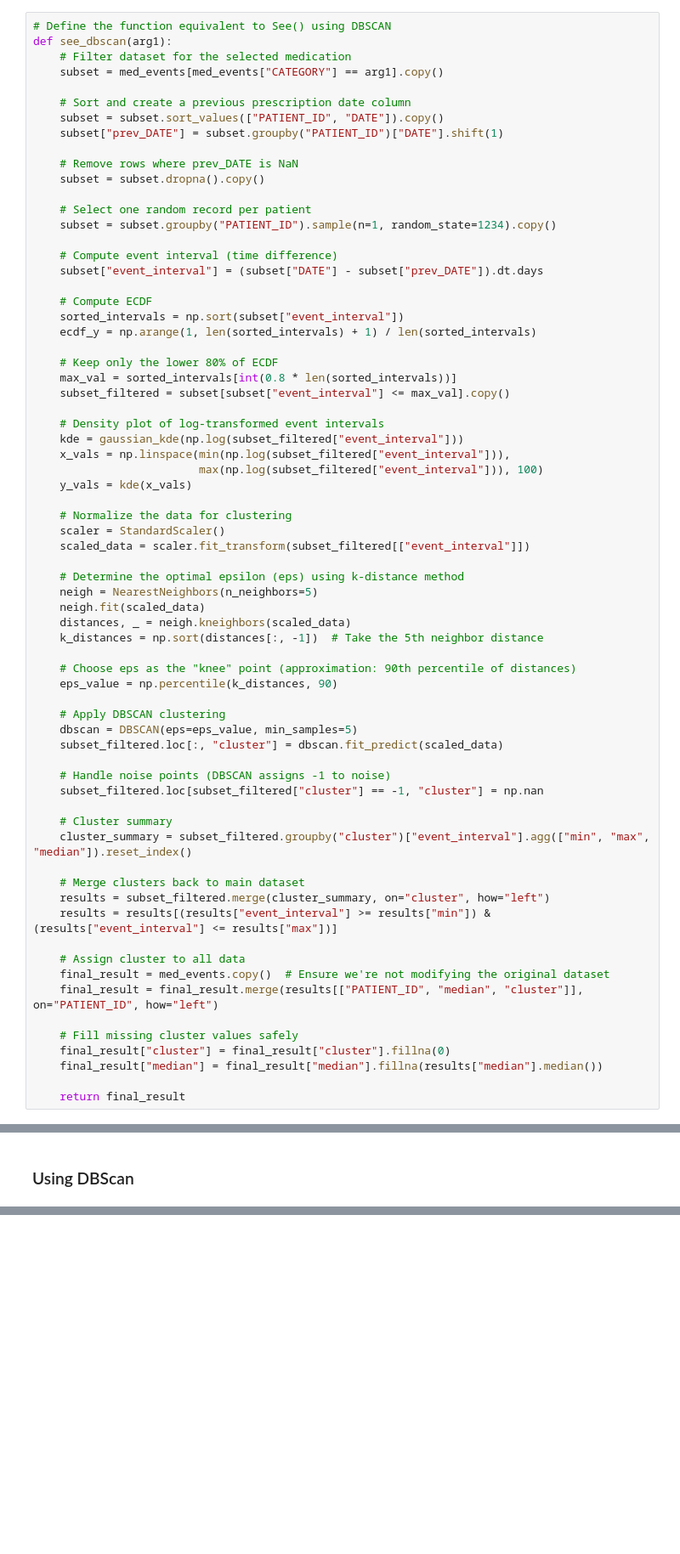
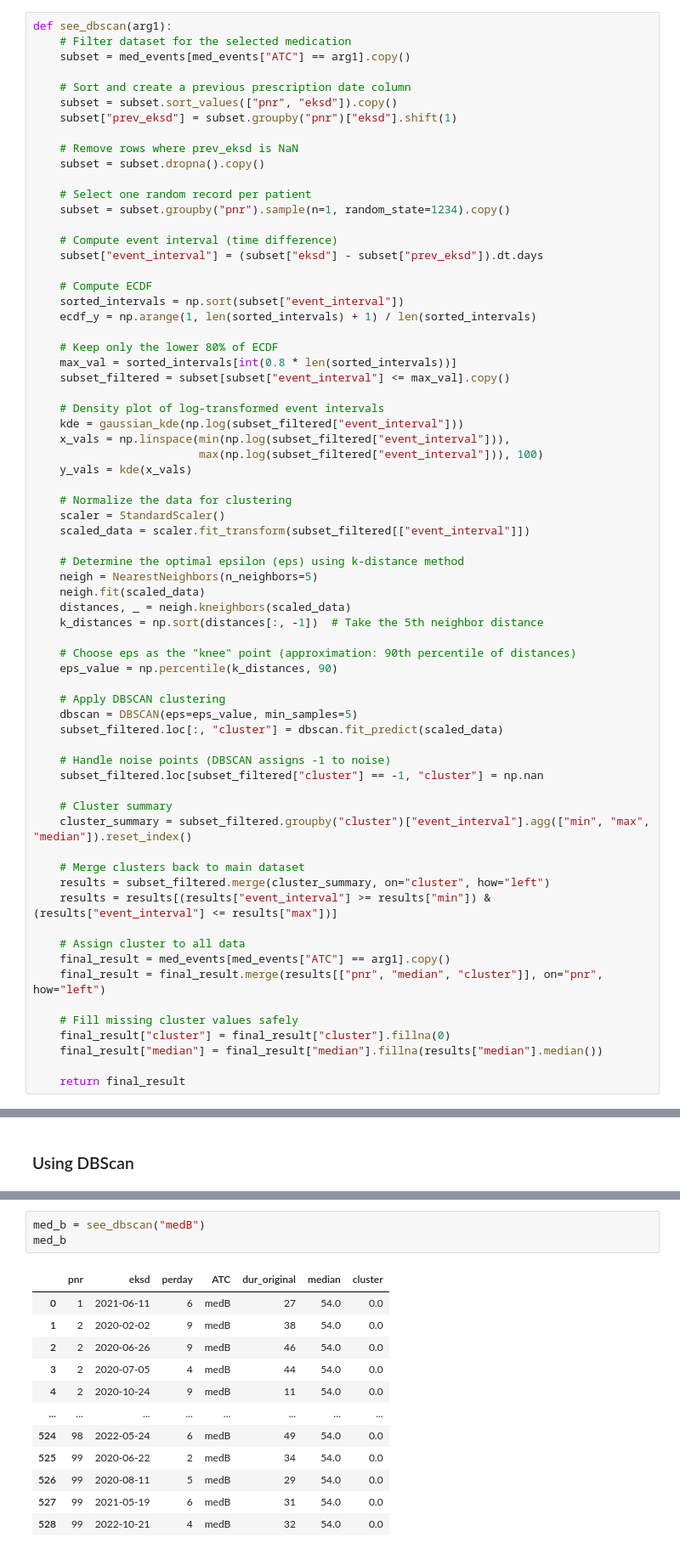
Before and after one commit to Whos-Andrei-Go/SEE, a Jupyter notebook: SEE_ALT.ipynb, the cells around one changed output, grey strips where cells are left out. Shown at 85% size. Cells and saved outputs as stored; diff of their text form; blank space fills up the shorter version.

```diff
--- a/SEE_ALT.ipynb
+++ b/SEE_ALT.ipynb
@@ -120,21 +126,20 @@ def see(arg1):
 # %%
-# Define the function equivalent to See() using DBSCAN
 def see_dbscan(arg1):
     # Filter dataset for the selected medication
-    subset = med_events[med_events["CATEGORY"] == arg1].copy()
+    subset = med_events[med_events["ATC"] == arg1].copy()
 
     # Sort and create a previous prescription date column
-    subset = subset.sort_values(["PATIENT_ID", "DATE"]).copy()
-    subset["prev_DATE"] = subset.groupby("PATIENT_ID")["DATE"].shift(1)
+    subset = subset.sort_values(["pnr", "eksd"]).copy()
+    subset["prev_eksd"] = subset.groupby("pnr")["eksd"].shift(1)
 
-    # Remove rows where prev_DATE is NaN
+    # Remove rows where prev_eksd is NaN
     subset = subset.dropna().copy()
 
     # Select one random record per patient
-    subset = subset.groupby("PATIENT_ID").sample(n=1, random_state=1234).copy()
+    subset = subset.groupby("pnr").sample(n=1, random_state=1234).copy()
 
     # Compute event interval (time difference)
-    subset["event_interval"] = (subset["DATE"] - subset["prev_DATE"]).dt.days
+    subset["event_interval"] = (subset["eksd"] - subset["prev_eksd"]).dt.days
 
     # Compute ECDF
     sorted_intervals = np.sort(subset["event_interval"])
@@ -178,8 +183,8 @@ def see_dbscan(arg1):
     results = results[(results["event_interval"] >= results["min"]) & (results["event_interval"] <= results["max"])]
 
     # Assign cluster to all data
-    final_result = med_events.copy()  # Ensure we're not modifying the original dataset
-    final_result = final_result.merge(results[["PATIENT_ID", "median", "cluster"]], on="PATIENT_ID", how="left")
+    final_result = med_events[med_events["ATC"] == arg1].copy()
+    final_result = final_result.merge(results[["pnr", "median", "cluster"]], on="pnr", how="left")
 
     # Fill missing cluster values safely
     final_result["cluster"] = final_result["cluster"].fillna(0)
@@ -291,0 +256,16 @@ see_assumption(med_c)
+# %%
+med_b = see_dbscan("medB")
+med_b
+# %% [output]
+|  | pnr | eksd | perday | ATC | dur_original | median | cluster |
+| 0 | 1 | 2021-06-11 | 6 | medB | 27 | 54.0 | 0.0 |
+| 1 | 2 | 2020-02-02 | 9 | medB | 38 | 54.0 | 0.0 |
+| 2 | 2 | 2020-06-26 | 9 | medB | 46 | 54.0 | 0.0 |
+| 3 | 2 | 2020-07-05 | 4 | medB | 44 | 54.0 | 0.0 |
+| 4 | 2 | 2020-10-24 | 9 | medB | 11 | 54.0 | 0.0 |
+| ... | ... | ... | ... | ... | ... | ... | ... |
+| 524 | 98 | 2022-05-24 | 6 | medB | 49 | 54.0 | 0.0 |
+| 525 | 99 | 2020-06-22 | 2 | medB | 34 | 54.0 | 0.0 |
+| 526 | 99 | 2020-08-11 | 5 | medB | 29 | 54.0 | 0.0 |
+| 527 | 99 | 2021-05-19 | 6 | medB | 31 | 54.0 | 0.0 |
+| 528 | 99 | 2022-10-21 | 4 | medB | 32 | 54.0 | 0.0 |
```
Also changed, not shown: parts of 13 cells of this notebook, 3 other files.
